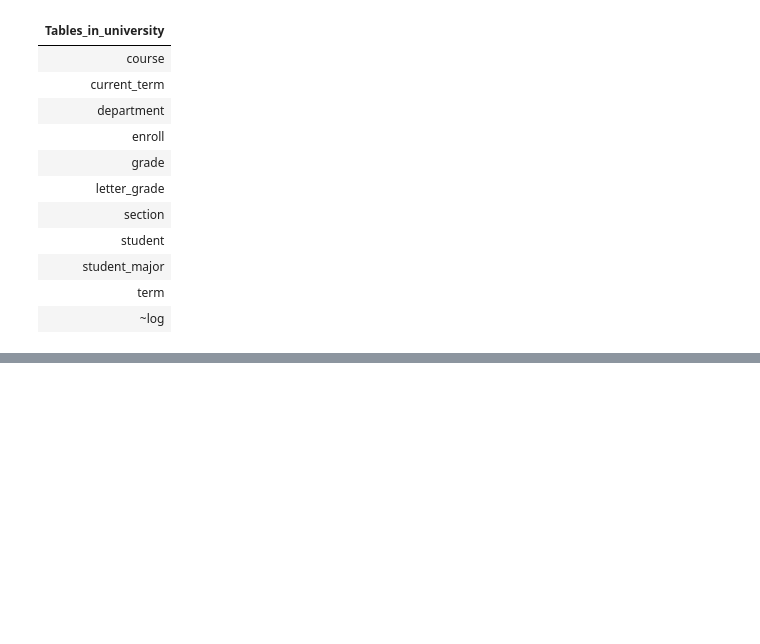
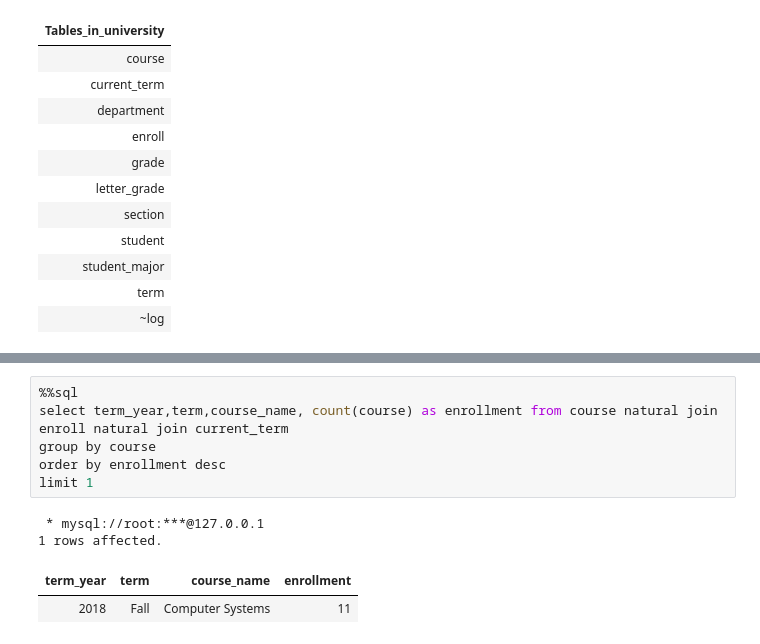
Before and after one commit to JasmineMadi/datajoint-tutorials, a Jupyter notebook: db-course/Assignment7.ipynb, the cells around one changed output, grey strips where cells are left out. Drawn from its saved outputs; the diff is of its cells as text; blank space fills up the shorter version.

```diff
--- a/db-course/Assignment7.ipynb
+++ b/db-course/Assignment7.ipynb
@@ -299,0 +309,11 @@ show tables
+# %%
+%%sql
+select term_year,term,course_name, count(course) as enrollment from course natural join enroll natural join current_term
+group by course
+order by enrollment desc
+limit 1
+# %% [output]
+ * mysql://root:***@127.0.0.1
+1 rows affected.
+| term_year | term | course_name | enrollment |
+| 2018 | Fall | Computer Systems | 11 |
```
Also changed, not shown: parts of 3 cells of this notebook.
